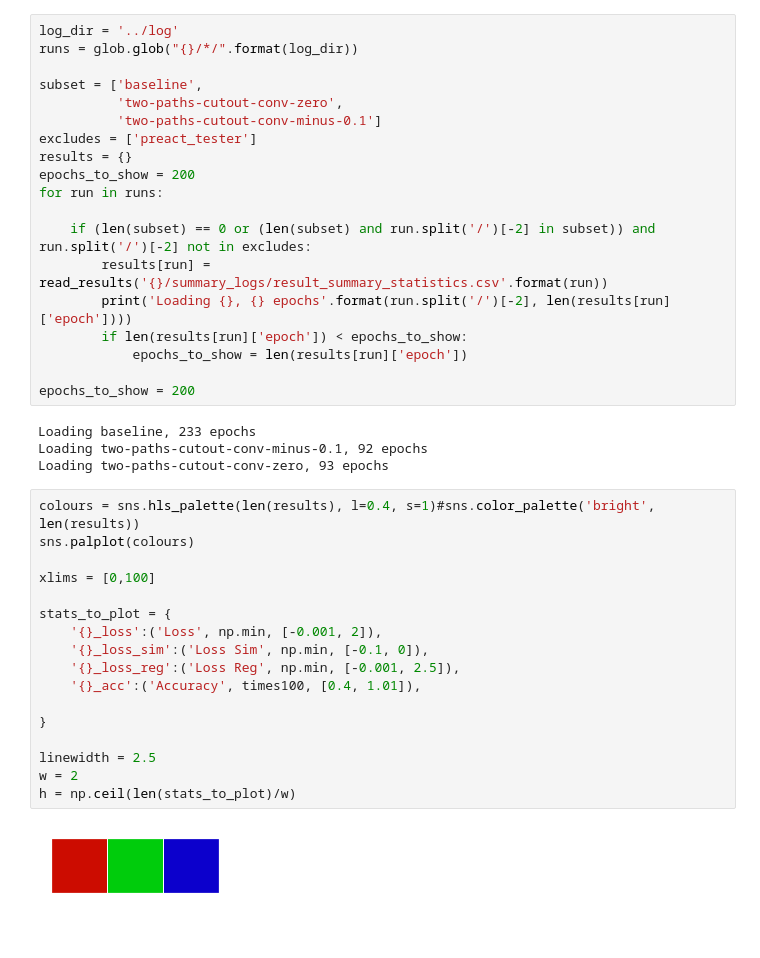
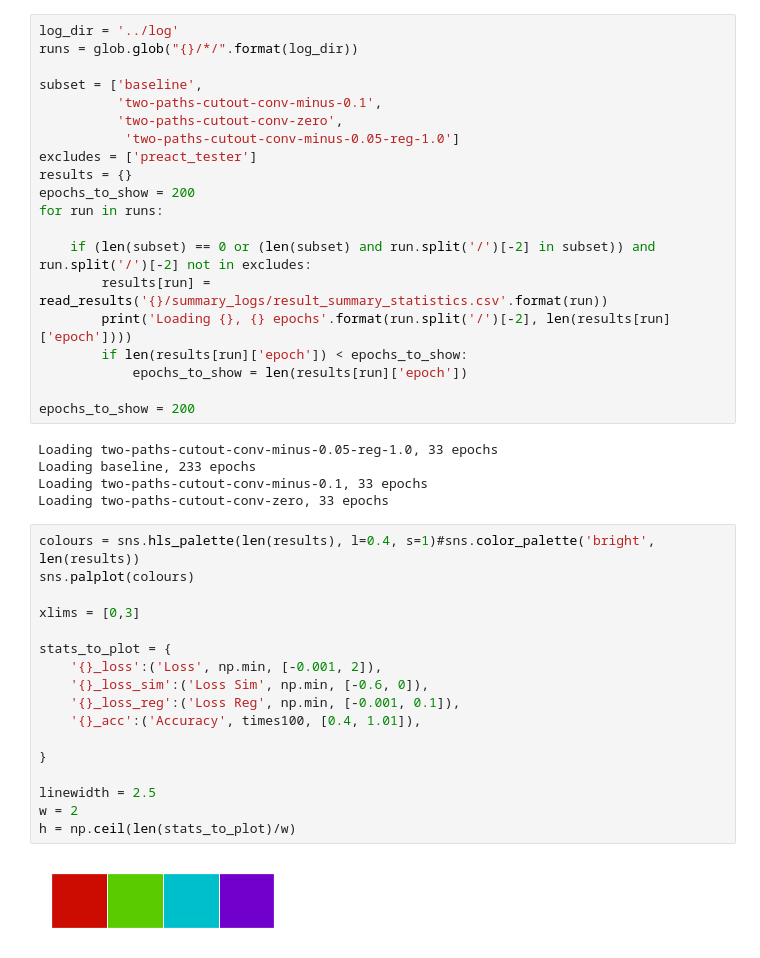
Before and after one commit to learning-luke/learning-augmentations, a Jupyter notebook: notebooks/plot_all_logs.ipynb, the cells around one changed output. Saved outputs shown, nothing was run; the diff lists cells and outputs as text.

```diff
--- a/notebooks/plot_all_logs.ipynb
+++ b/notebooks/plot_all_logs.ipynb
@@ -18,8 +21,9 @@ log_dir = '../log'
 runs = glob.glob("{}/*/".format(log_dir))
 
 subset = ['baseline',
+          'two-paths-cutout-conv-minus-0.1',
           'two-paths-cutout-conv-zero',
-          'two-paths-cutout-conv-minus-0.1']
+           'two-paths-cutout-conv-minus-0.05-reg-1.0']
 excludes = ['preact_tester']
 results = {}
 epochs_to_show = 200
@@ -33,28 +37,29 @@ for run in runs:
 
 epochs_to_show = 200
 # %% [output]
+Loading two-paths-cutout-conv-minus-0.05-reg-1.0, 33 epochs
 Loading baseline, 233 epochs
-Loading two-paths-cutout-conv-minus-0.1, 92 epochs
-Loading two-paths-cutout-conv-zero, 93 epochs
+Loading two-paths-cutout-conv-minus-0.1, 33 epochs
+Loading two-paths-cutout-conv-zero, 33 epochs
 # %%
 colours = sns.hls_palette(len(results), l=0.4, s=1)#sns.color_palette('bright', len(results))
 sns.palplot(colours)
 
-xlims = [0,100]
+xlims = [0,3]
 
 stats_to_plot = {
     '{}_loss':('Loss', np.min, [-0.001, 2]),
-    '{}_loss_sim':('Loss Sim', np.min, [-0.1, 0]),
-    '{}_loss_reg':('Loss Reg', np.min, [-0.001, 2.5]),
+    '{}_loss_sim':('Loss Sim', np.min, [-0.6, 0]),
+    '{}_loss_reg':('Loss Reg', np.min, [-0.001, 0.1]),
     '{}_acc':('Accuracy', times100, [0.4, 1.01]),
 
 }
 
 linewidth = 2.5
 w = 2
 h = np.ceil(len(stats_to_plot)/w)
 # %% [output]
-[figure, old version]
+[figure, new version]
 # %%
 fig = plt.figure(figsize=(18, 9 * h))
 ploti = 1
```
Also changed, not shown: parts of 2 cells of this notebook, 4 other files.
